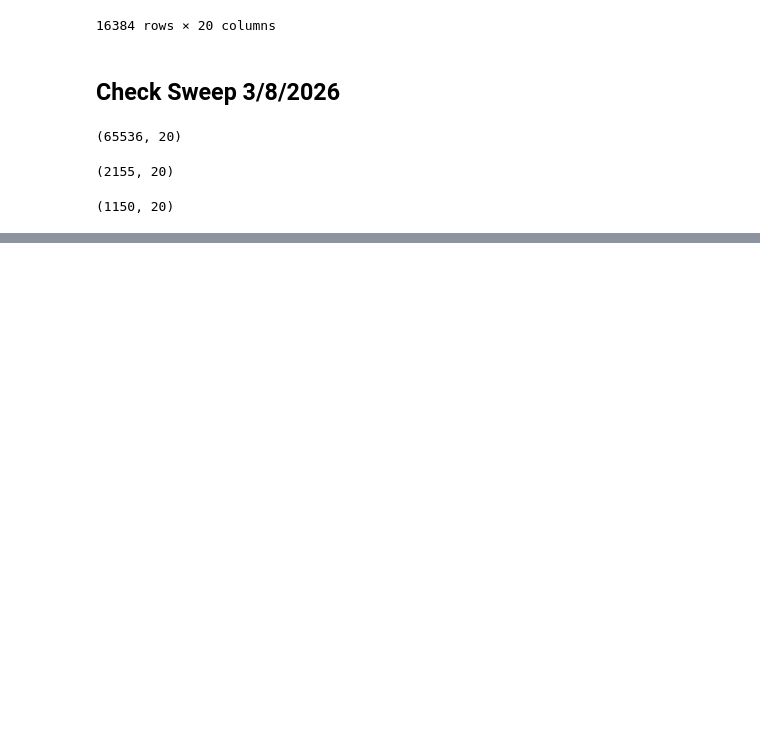
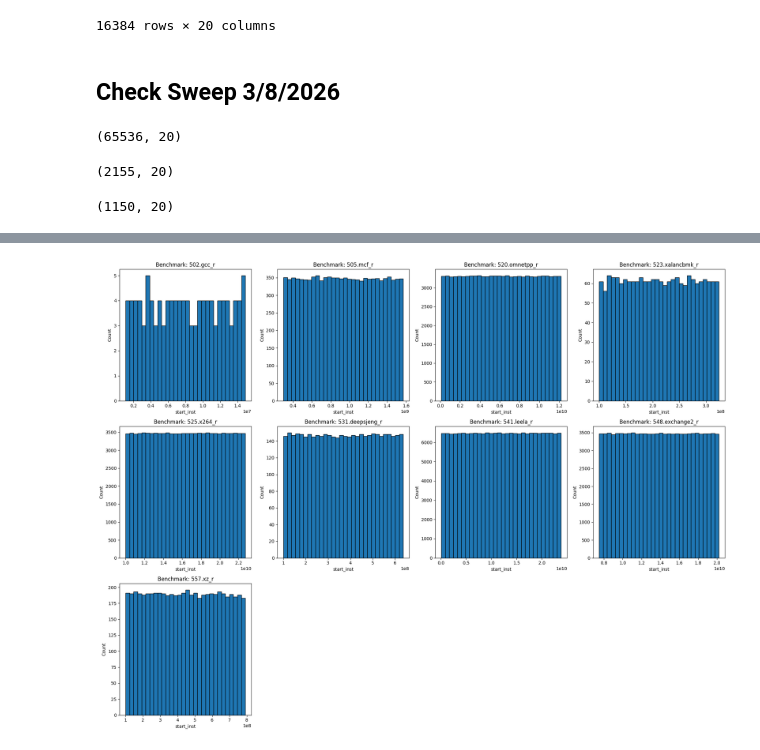
Before and after one commit to ronitnag04/peregrine-gem5, a Jupyter notebook: configs/peregrine/param_sweep_analysis.ipynb, the cells around one changed output, grey strips where cells are left out. Saved outputs shown, nothing was run; the diff lists cells and outputs as text; code cells hidden in the pictures; blank space fills up the shorter version.

```diff
--- a/configs/peregrine/param_sweep_analysis.ipynb
+++ b/configs/peregrine/param_sweep_analysis.ipynb
@@ -250,0 +280,26 @@ new_df[mask].shape
+# %%
+df['start_inst'] = df['checkpoint'] + df['fast_forward']
+# %%
+# Plot start_inst distribution per benchmark
+benchmarks = df['benchmark'].unique()
+num_bench = len(benchmarks)
+
+fig, axes = plt.subplots(nrows=(num_bench + 3) // 4, ncols=4, figsize=(20, 5 * ((num_bench + 3) // 4)))
+axes = axes.flatten()
+
+for i, benchmark in enumerate(benchmarks):
+    ax = axes[i]
+    data = df[df['benchmark'] == benchmark]['start_inst']
+    ax.hist(data, bins=30, edgecolor='black')
+    ax.set_title(f'Benchmark: {benchmark}')
+    ax.set_xlabel('start_inst')
+    ax.set_ylabel('Count')
+
+# Hide any unused axes
+for j in range(i + 1, len(axes)):
+    axes[j].axis('off')
+
+plt.tight_layout()
+plt.show()
+# %% [output]
+[figure, added]
```
Also changed, not shown: parts of 10 cells of this notebook.
